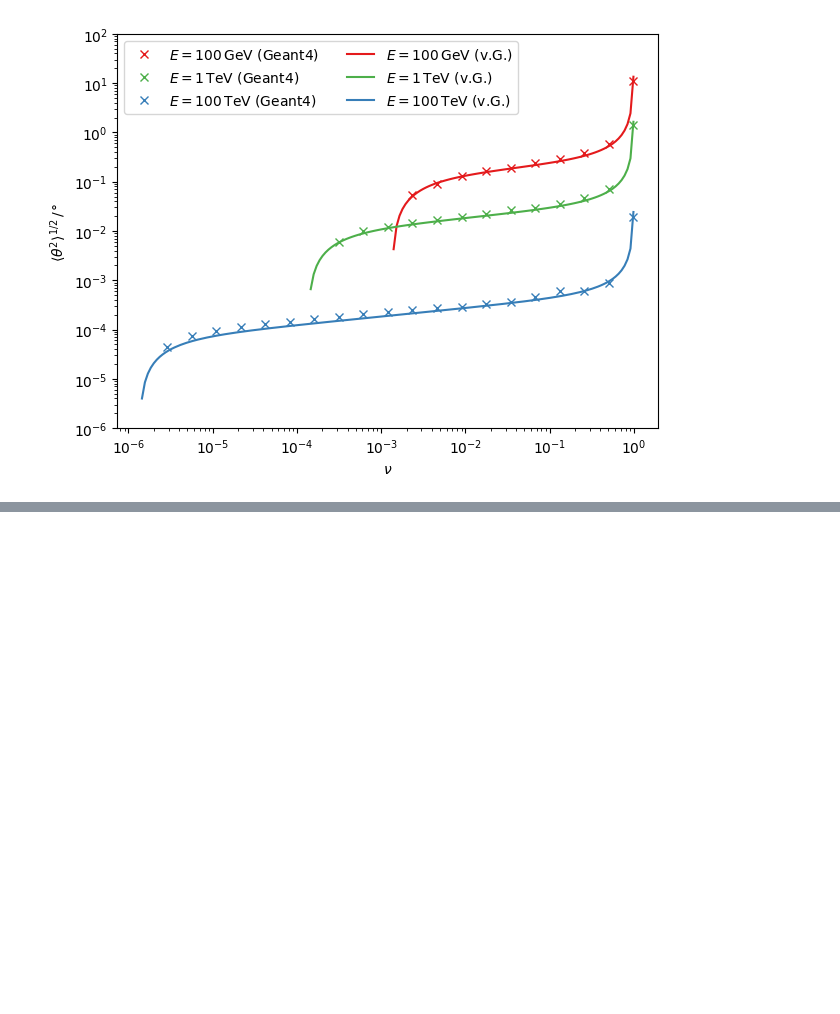
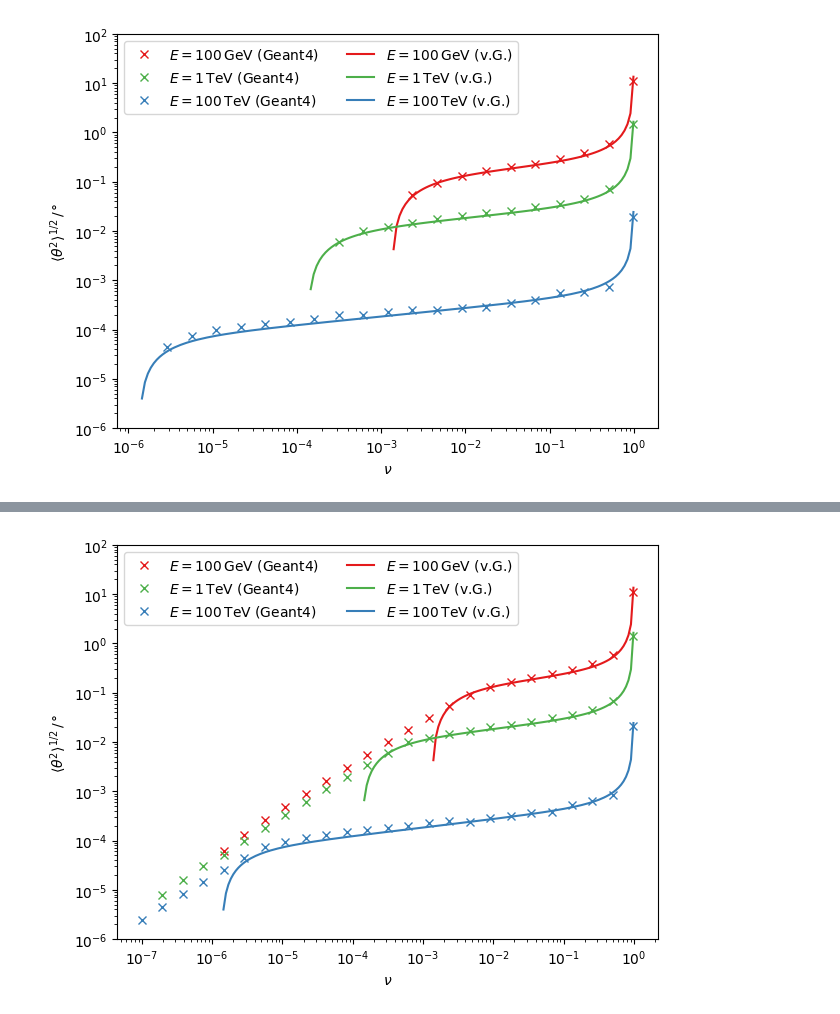
Before and after one commit to pascalgutjahr/muon-deflection-paper, a Jupyter notebook: deflection/deflection_parametrizations/photonuclear.ipynb, the cells around one changed output, grey strips where cells are left out. Saved outputs shown, nothing was run; the diff lists cells and outputs as text; code cells hidden in the pictures; blank space fills up the shorter version.

```diff
--- a/deflection/deflection_parametrizations/photonuclear.ipynb
+++ b/deflection/deflection_parametrizations/photonuclear.ipynb
@@ -179,3 +179,94 @@ if save_plot:
 7.488158009784308e-07 0.07488150094286539
 1.46498552409274e-06 0.1464983975602081
 [figure]
+# %%
+n_events = int(1e5)
+
+nu_min_Geant4 = 0.0001
+
+nu = np.logspace(-7, -5e-3, 25)
+m = 0.1057
+
+E = 1e2 # 100 GeV
+E_prime = E - nu * (E - m)
+rms_thetas = []
+rms_thetas_err = []
+for e in tqdm(nu):
+    rms = np.array([])
+    E_ = E - e * (E - m)
+    if E - E_ < nu_min_Geant4:
+        print(e, E - E_)
+        continue
+    angles = [get_new_psi_nuclint(E, E_, rnd_state, is_degree=True) for i in range(n_events)]
+    rms = np.append(rms, angles)
+    rms_thetas.append(np.sqrt(np.mean(rms**2)))
+    rms_thetas_err.append(np.std(angles))
+plt.plot(nu[(E - E_prime) >= nu_min_Geant4], rms_thetas, 'x', color=colors[0], label=r'$E = 100\,$GeV (Geant4)')
+# plt.errorbar(nu[(E - E_prime) > nu_min_Geant4], rms_thetas, yerr=rms_thetas_err, color='gray', alpha=0.5, fmt='x', label=r'$E = 100\,$GeV (Geant4)')
+
+
+E = 1e3 # 1 TeV
+E_prime = E - nu * (E - m)
+rms_thetas = []
+rms_thetas_err = []
+for e in tqdm(nu):
+    rms = np.array([])
+    E_ = E - e * (E - m)
+    if E - E_ < nu_min_Geant4:
+        print(e, E - E_)
+        continue
+    angles = [get_new_psi_nuclint(E, E_, rnd_state, is_degree=True) for i in range(n_events)]
+    rms = np.append(rms, angles)
+    rms_thetas.append(np.sqrt(np.mean(rms**2)))
+    rms_thetas_err.append(np.std(angles))
+plt.plot(nu[(E - E_prime) >= nu_min_Geant4], rms_thetas, 'x', color=colors[2], label=r'$E = 1\,$TeV (Geant4)')
+# plt.errorbar(nu[(E - E_prime) > nu_min_Geant4], rms_thetas, yerr=rms_thetas_err, color='slategrey', fmt='x', label=r'$E = 1\,$TeV (Geant4)')
+
+
+
+E = 1e5 # 100 TeV
+E_prime = E - nu * (E - m)
+rms_thetas = []
+rms_thetas_err = []
+for e in tqdm(nu):
+    rms = np.array([])
+    E_ = E - e * (E - m)
+    if E - E_ < nu_min_Geant4:
+        print(e, E - E_)
+        continue
+    angles = [get_new_psi_nuclint(E, E_, rnd_state, is_degree=True) for i in range(n_events)]
+    rms = np.append(rms, angles)
+    rms_thetas.append(np.sqrt(np.mean(rms**2)))
+    rms_thetas_err.append(np.std(angles))
+plt.plot(nu[(E - E_prime) >= nu_min_Geant4], rms_thetas, 'x', color=colors[1], label=r'$E = 100\,$TeV (Geant4)')
+# plt.errorbar(nu[(E - E_prime) > nu_min_Geant4], rms_thetas, yerr=rms_thetas_err, color='black', fmt='x', label=r'$E = 100\,$TeV (Geant4)')
+
+nu = np.logspace(-7, -5e-3, 200)
+
+E = 1e2 # GeV
+E_ = E - nu * (E - m)
+values = np.rad2deg(get_rms_theta_nuclint_ginneken(E, E_))
+plt.plot(nu[values>0], values[values>0], '-', color=colors[0], alpha=1, label=r'$E = 100\,$GeV (v.G.)')
+
+E = 1e3 # GeV
+E_ = E - nu * (E - m)
+values = np.rad2deg(get_rms_theta_nuclint_ginneken(E, E_))
+plt.plot(nu[values>0], values[values>0], '-', color=colors[2], alpha=1, label=r'$E = 1\,$TeV (v.G.)')
+
+E = 1e5 # GeV
+E_ = E - nu * (E - m)
+values = np.rad2deg(get_rms_theta_nuclint_ginneken(E, E_))
+plt.plot(nu[values>0], values[values>0], '-', color=colors[1], alpha=1, label=r'$E = 100\,$TeV (v.G.)')
+
+
+plt.yscale('log')
+plt.xscale('log')
+# plt.xlabel(r'$\epsilon$ (Geant4) and $\nu$ (v.G.)')
+plt.xlabel(r'$\nu$')
+plt.ylabel(r'$\langle\theta^2\rangle^{1/2}\,/\,°$')
+plt.ylim(1e-6, 100)
+plt.legend(loc='upper left', ncol=2)
+plt.tight_layout()
+if save_plot:
+    plt.savefig(plot_dir + 'photonuclear_rms_theta_100GeV_1TeV_100TeV_no_nu_min.pdf')
+# %% [output]
@@ -181,0 +278 @@ if save_plot:
+[figure, added]
```
Also changed, not shown: parts of 3 cells of this notebook, 6 other files.
